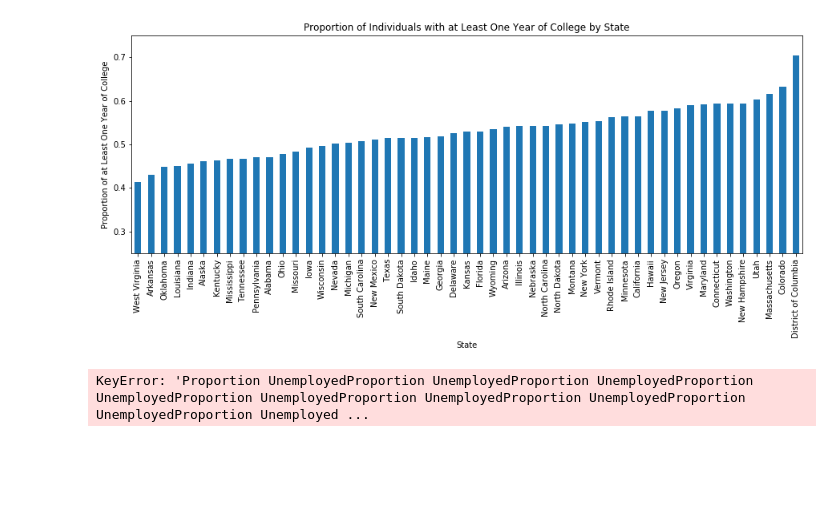
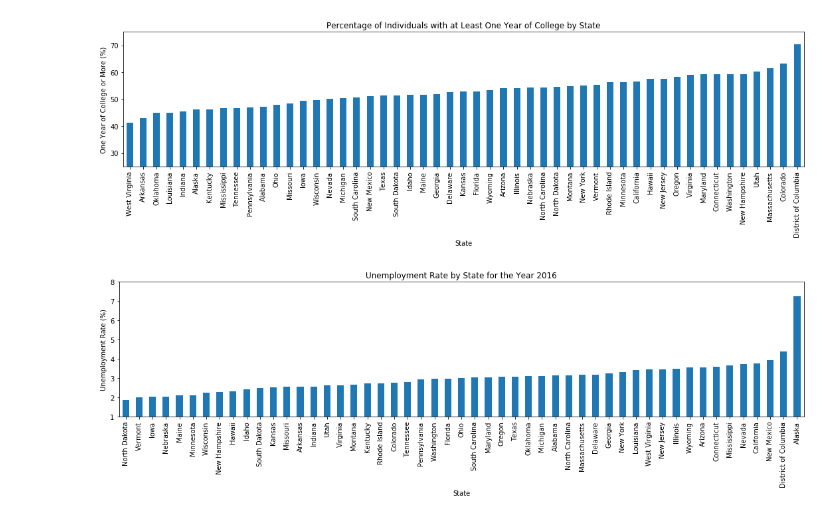
Before and after one commit to martijn1815/FDS48, a Jupyter notebook: assignment1/New IPUMS Analysis.ipynb, the cells around one changed output. Saved outputs shown, nothing was run; the diff lists cells and outputs as text; code cells hidden in the pictures; blank space fills up the shorter version.

Commit message:
R code for correlations and image files for graphs

```diff
--- a/assignment1/New IPUMS Analysis.ipynb
+++ b/assignment1/New IPUMS Analysis.ipynb
@@ -124,23 +113,32 @@ for state in state_list:
     state_proportions_dictionary["Proportion Unemployed"] = employment_proportions["Unemployed"]
 
     new_ipums_df = new_ipums_df.append(state_proportions_dictionary, ignore_index=True)
+# %%
+percent_df = new_ipums_df.copy()
+percent_df["Proportion Unemployed"] = 100*percent_df["Proportion Unemployed"]
+percent_df["Proportion Employed"] = 100*percent_df["Proportion Employed"]
+percent_df["Proportion Some College"] = 100*percent_df["Proportion Some College"]
+percent_df["Proportion No College"] = 100*percent_df["Proportion No College"]
+percent_df["Proportion Not In Labor Force"] = 100*percent_df["Proportion Not In Labor Force"]
 # %%
-new_ipums_df.sort_values("Proportion Some College").plot(kind = 'bar', x="State", y="Proportion Some College",
+percent_df.sort_values("Proportion Some College").plot(kind = 'bar', x="State", y="Proportion Some College",
                                                                   figsize=(15,5), legend = False,
-                                                                  ylim = (.25, .75),
-                                                                  title = "Proportion of Individuals with at Least One Year of College by State")
+                                                                  ylim = (25, 75),
+                                                                  title = "Percentage of Individuals with at Least One Year of College by State")
 plt.xlabel("State")
-plt.ylabel("Proportion of at Least One Year of College")
-plt.show()
+plt.ylabel("One Year of College or More (%)")
+plt.tight_layout()
+plt.savefig("Educational_Attainment_by_State.png")
 # %% [output]
-[figure, old version]
+[figure, new version]
 # %%
-new_ipums_df.sort_values("Proportion Unemployed").plot(kind = 'bar', x="State", y="Proportion Unemployed",
+percent_df.sort_values("Proportion Unemployed").plot(kind = 'bar', x="State", y="Proportion Unemployed",
                                                                 figsize=(15,5), legend = False,
-                                                                ylim = (0.01, 0.08),
+                                                                ylim = (1, 8),
                                                                 title = "Unemployment Rate by State for the Year 2016")
 plt.xlabel("State")
-plt.ylabel("Unemployment Rate")
-plt.show()
+plt.ylabel("Unemployment Rate (%)")
+plt.tight_layout()
+plt.savefig("Unemployment_Rate_by_State.png")
 # %% [output]
-KeyError: 'Proportion UnemployedProportion UnemployedProportion UnemployedProportion UnemployedProportion UnemployedProportion UnemployedProportion UnemployedProportion UnemployedProportion Unemployed ...
+[figure, added]
```
Also changed, not shown: parts of 6 cells of this notebook, 5 other files.
